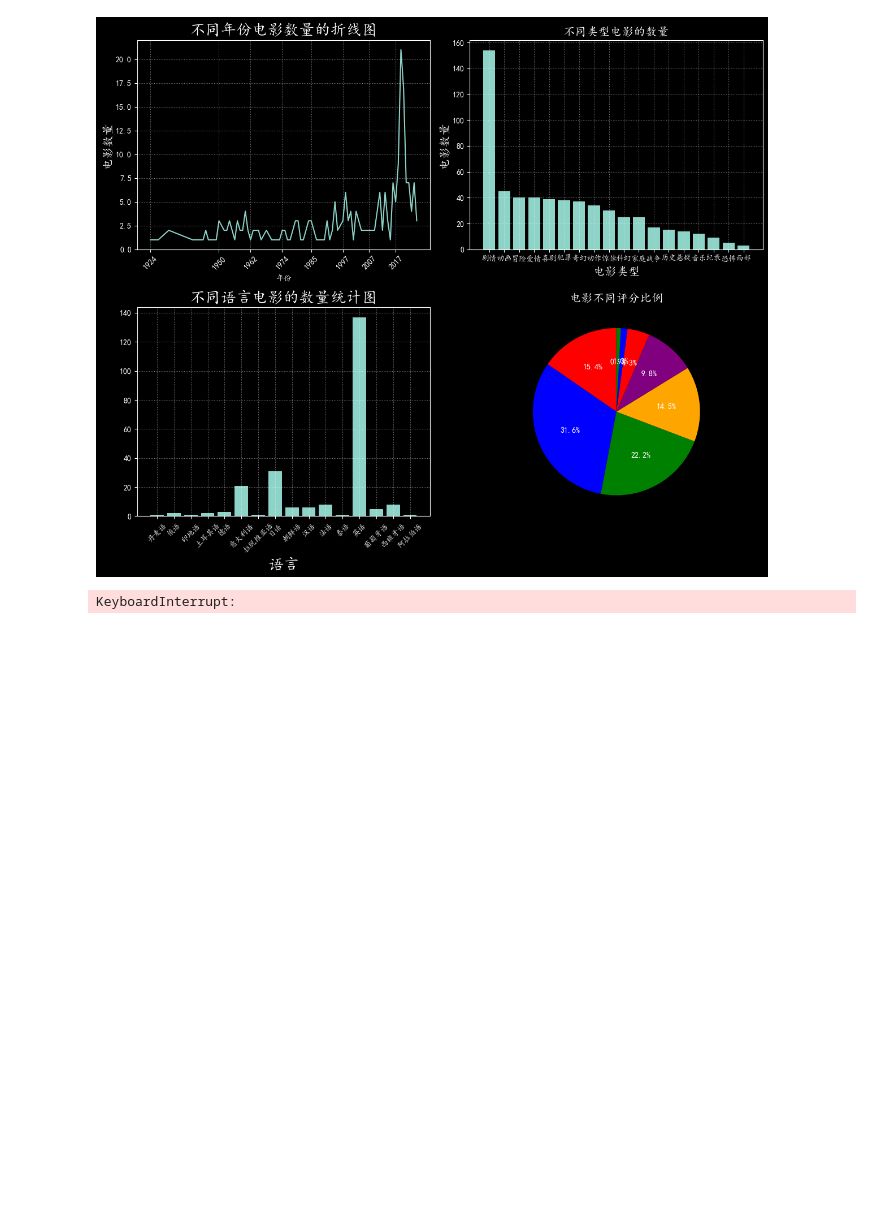
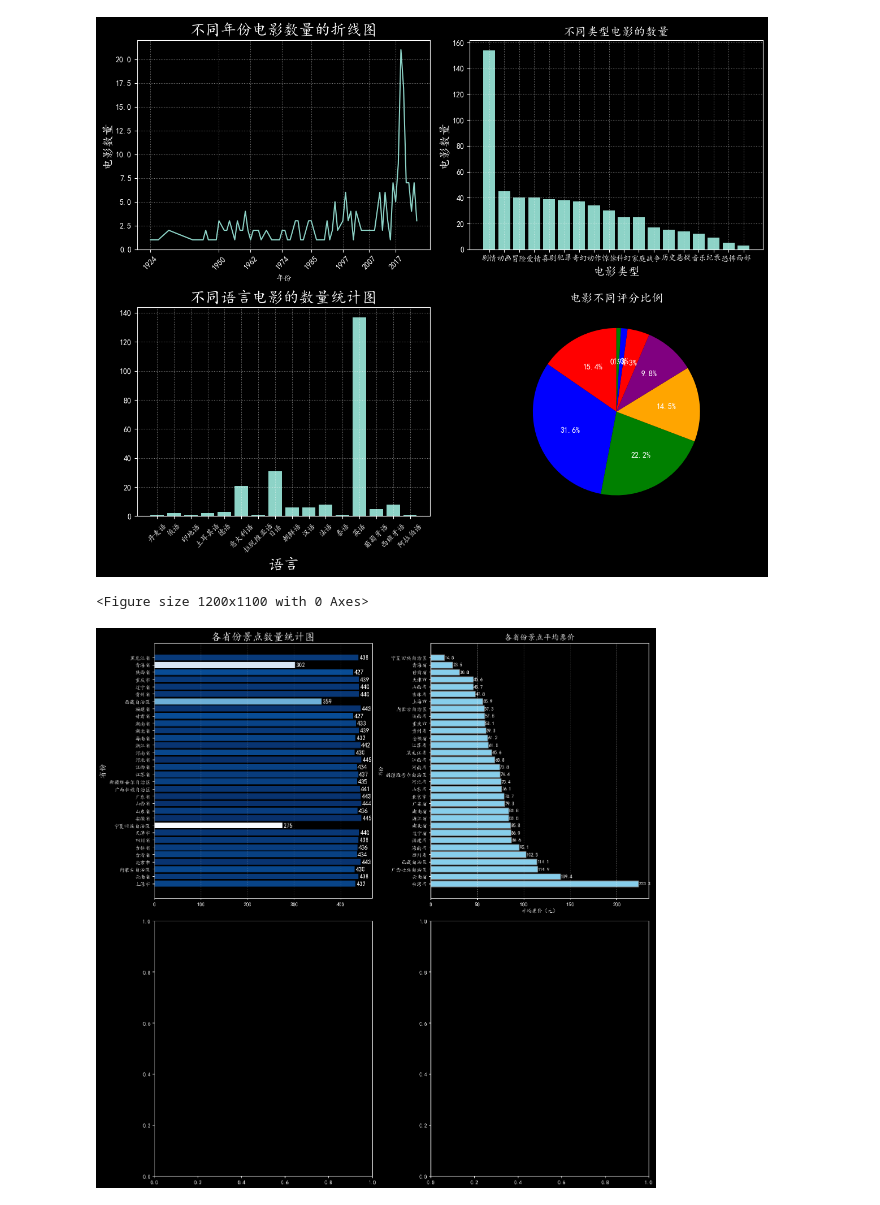
Before and after one commit to cheng-energy/data-analyse, a Jupyter notebook: jupyter文件/手搓代码.ipynb, the cells around one changed output. Drawn from its saved outputs; the diff is of its cells as text; code cells hidden in the pictures; blank space fills up the shorter version.

```diff
--- a/jupyter文件/手搓代码.ipynb
+++ b/jupyter文件/手搓代码.ipynb
@@ -177,7 +177,7 @@ def see_data(data,ax):
     #增加数值标签
     for i in bars:
         width = i.get_width()
-        plt.text(width + 2.0, i.get_y() + i.get_height()/2,
+        ax.text(width + 2.0, i.get_y() + i.get_height()/2,
                 f'{int(width)}', va='center', fontsize=12,color='w')
     return
 
@@ -211,33 +211,34 @@ def see_province(data):
 
 def plot_price(data,ax):
     # 将价格列转为数值（无法转换的变成 NaN）
     data['价格'] = pd.to_numeric(data['价格'], errors='coerce')
 
     # 按省份计算平均票价，并降序排列（票价高的在上）
     avg_price = data.groupby('所在省份')['价格'].mean().sort_values(ascending=False)
 
     # 绘制水平条形图
     bars = ax.barh(avg_price.index, avg_price.values, color='skyblue', edgecolor='gray')
 
     # 在每个条形末尾添加数值标签（保留一位小数）
     for bar in bars:
         width = bar.get_width()
-        ax.set_text(width + 0.5, bar.get_y() + bar.get_height()/2,
+        ax.text(width + 0.5, bar.get_y() + bar.get_height()/2,
                  f'{width:.1f}', va='center', fontsize=9)
 
     ax.set_title('各省份景点平均票价', fontsize=15)
     ax.set_xlabel('平均票价（元）')
     ax.set_ylabel('省份')
     ax.grid(axis='x', linestyle=':', alpha=0.5)
-    plt.tight_layout()
 
 
 #-------------------------------------测试---------------------------------------------
 data = read_data()
 fig , ax = plt.subplots(2,2,figsize=[15,15])
 see_data(data,ax[0,0])
 # see_province(data)
 plot_price(data,ax[0,1])
+plt.tight_layout()
 plt.show()
 # %% [output]
-KeyboardInterrupt:
+<Figure size 1200x1100 with 0 Axes>
+[figure, added]
```
